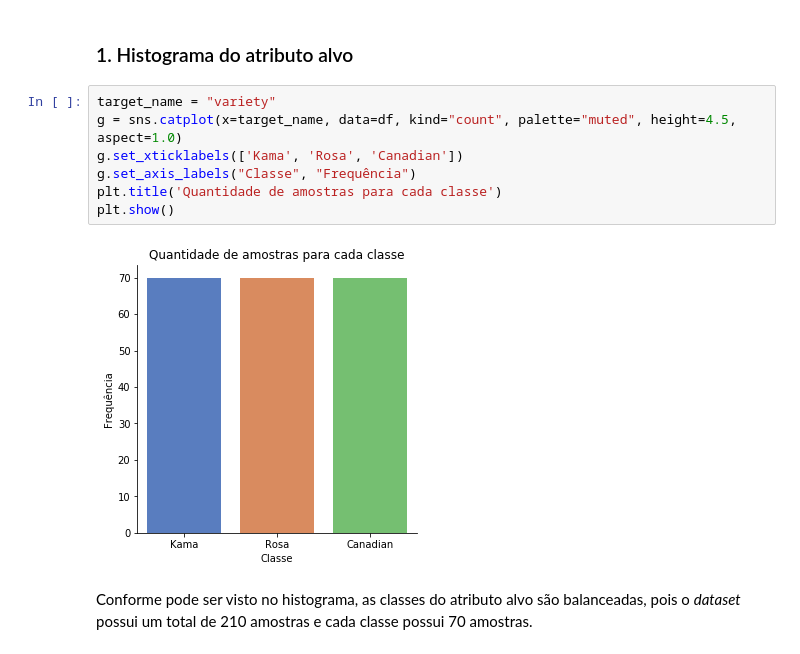
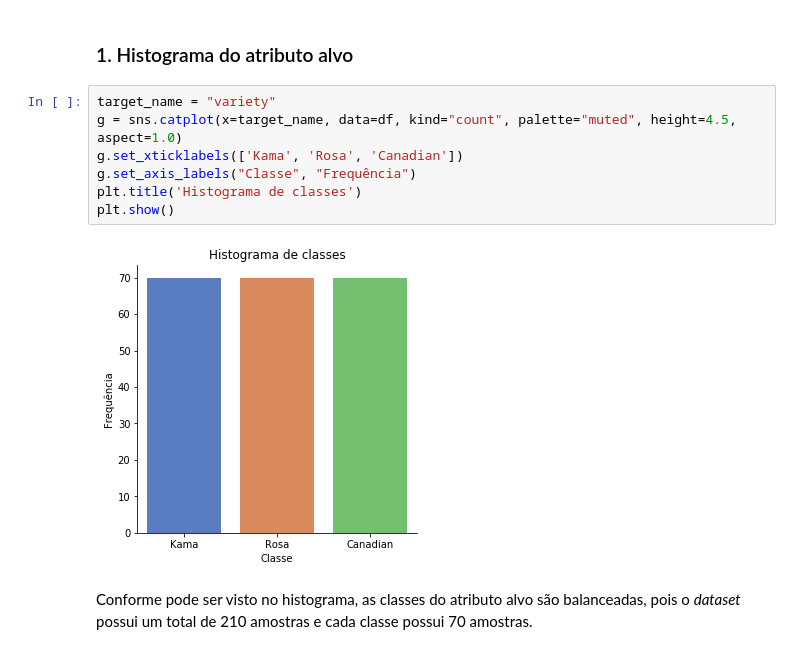
Before and after one commit to llucasreis/RNA-2018.2, a Jupyter notebook: practical-project-4/Atividade_4.ipynb, the cells around one changed output. Cells and saved outputs as stored; diff of their text form.

```diff
--- a/practical-project-4/Atividade_4.ipynb
+++ b/practical-project-4/Atividade_4.ipynb
@@ -37,12 +37,12 @@ Tamanho do dataset: 210
 # %%
 target_name = "variety"
 g = sns.catplot(x=target_name, data=df, kind="count", palette="muted", height=4.5, aspect=1.0)
 g.set_xticklabels(['Kama', 'Rosa', 'Canadian'])
 g.set_axis_labels("Classe", "Frequência")
-plt.title('Quantidade de amostras para cada classe')
+plt.title('Histograma de classes')
 plt.show()
 # %% [output]
-[figure, old version]
+[figure, new version]
 # %% [markdown]
 Conforme pode ser visto no histograma, as classes do atributo alvo são balanceadas, pois o *dataset* possui um total de 210 amostras e cada classe possui 70 amostras.
 # %% [markdown]
```
Also changed, not shown: parts of 12 cells of this notebook, 1 other file.
